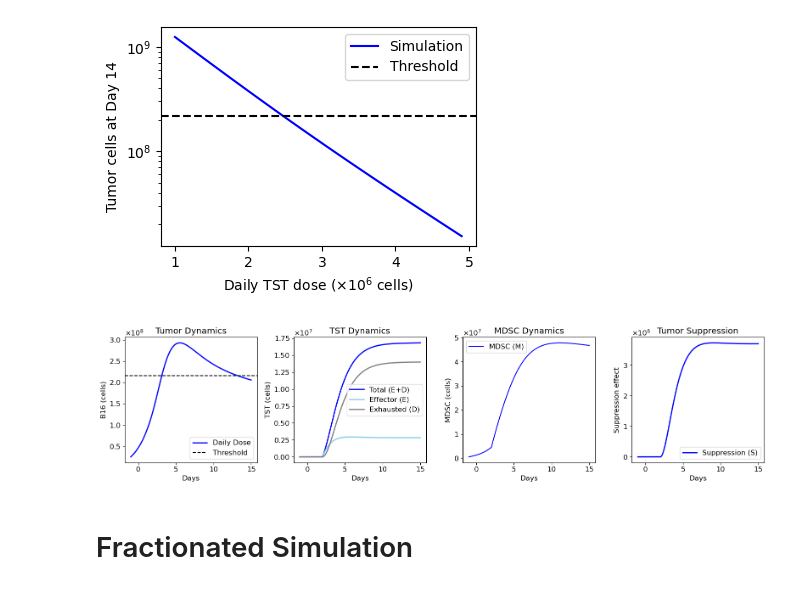
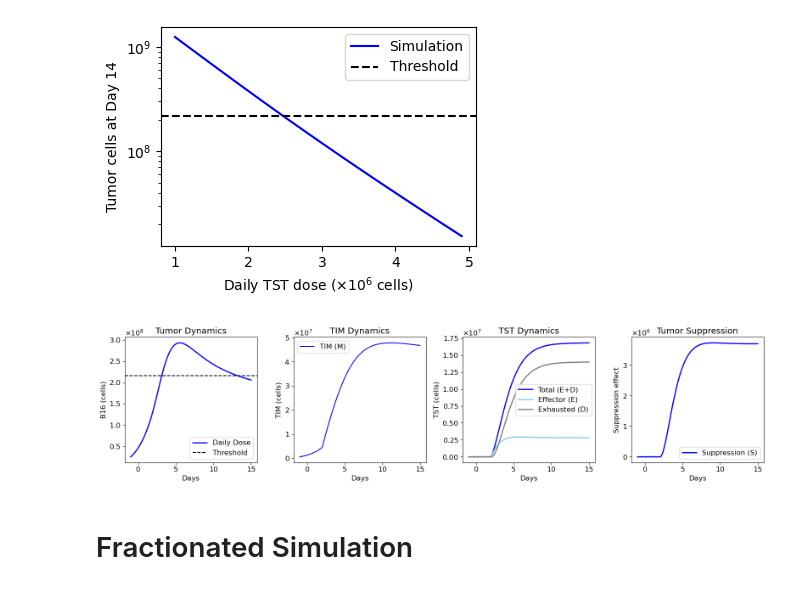
Before and after one commit to Rockyperiod/b16_act_analysis, a Jupyter notebook: code/ode/04_adaptive_dosing.ipynb, the cells around one changed output. Saved outputs shown, nothing was run; the diff lists cells and outputs as text; code cells hidden in the pictures.

```diff
--- a/code/ode/04_adaptive_dosing.ipynb
+++ b/code/ode/04_adaptive_dosing.ipynb
@@ -177,42 +177,42 @@ plt.legend()
 ax = plt.gca()
 set_scientific_yticks(ax)
 
-# --- Panel B: TST dynamics ---
-plt.subplot(1, 4, 2)
+# --- Panel C: TST dynamics ---
+plt.subplot(1, 4, 3)
 plt.plot(t_eval, T_sol, label='Total (E+D)', color='blue', linewidth=2)
 plt.plot(t_eval, E_sol, label='Effector (E)', color='skyblue', linewidth=2)
 plt.plot(t_eval, D_sol, label='Exhausted (D)', color='gray', linewidth=2)
 plt.xlabel('Days')
 plt.ylabel('TST (cells)')
 plt.title('TST Dynamics')
 plt.legend()
 ax = plt.gca()
 set_scientific_yticks(ax)
 
-# --- Panel C: MDSC ---
-plt.subplot(1, 4, 3)
-plt.plot(t_eval, M_sol, label='MDSC (M)', color='blue')
+# --- Panel B: TIM ---
+plt.subplot(1, 4, 2)
+plt.plot(t_eval, M_sol, label='TIM (M)', color='blue')
 plt.xlabel('Days')
-plt.ylabel("MDSC (cells)")
-plt.title("MDSC Dynamics")
+plt.ylabel("TIM (cells)")
+plt.title("TIM Dynamics")
 plt.legend()
 ax = plt.gca()
 set_scientific_yticks(ax)
 
 # --- Panel C: Suppression Effect ---
 plt.subplot(1, 4, 4)
 plt.plot(t_eval, S_sol, label='Suppression (S)', color='blue', linewidth=2)
 plt.xlabel('Days')
 plt.ylabel('Suppression effect')
 plt.title('Tumor Suppression')
 plt.legend()
 
 plt.tight_layout()
 ax = plt.gca()
 set_scientific_yticks(ax)
 plt.savefig(os.path.join(dir_path, "figSb_minTST_sim.pdf"), dpi=1200, bbox_inches='tight')
 # %% [output]
-[figure, old version]
+[figure, new version]
 # %% [markdown]
 # Fractionated Simulation
 # %% [markdown]
```
Also changed, not shown: parts of 2 cells of this notebook.
